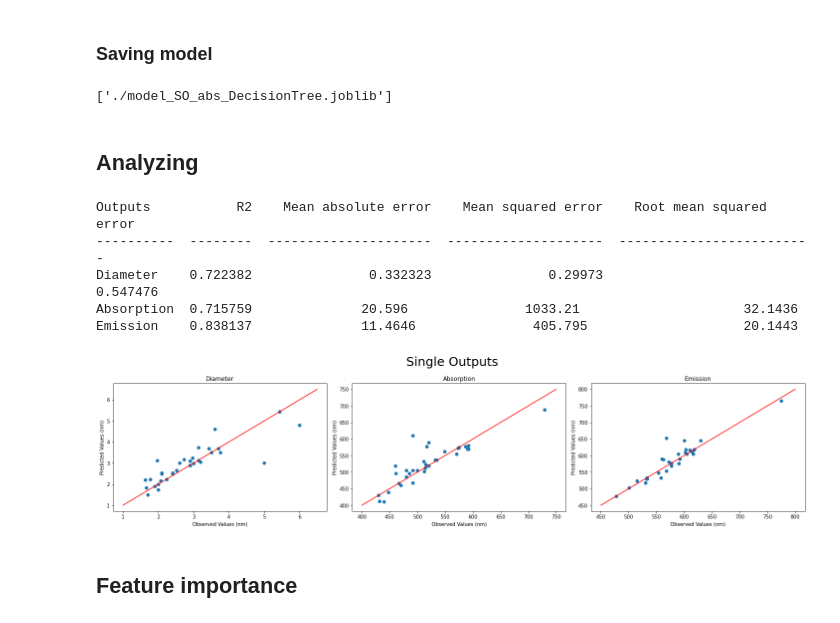
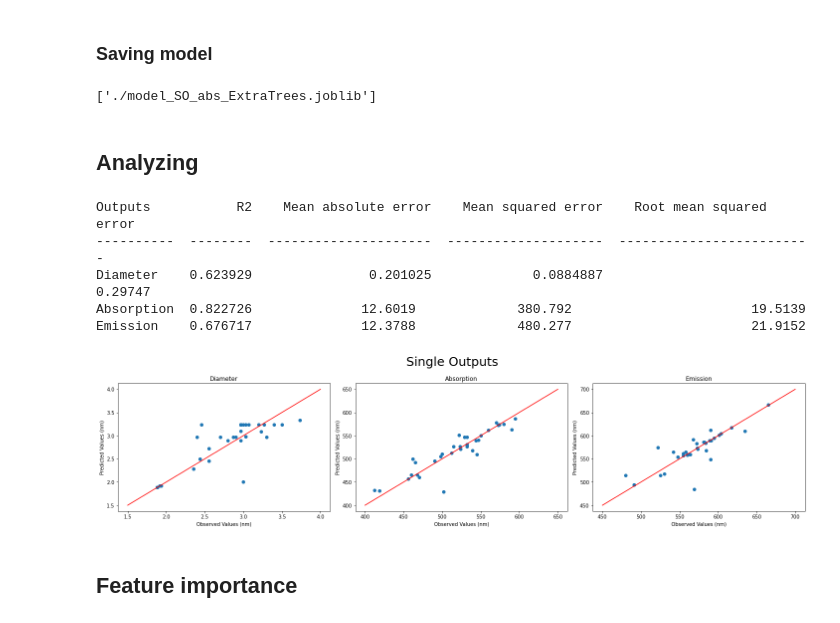
Before and after one commit to Health-Universe/Indium-Phosphide, a Jupyter notebook: notebook/flo/5. Single-output.ipynb, the cells around one changed output. Drawn from its saved outputs; the diff is of its cells as text; code cells hidden in the pictures.

Commit message:
finished predicting for flo

```diff
--- a/notebook/flo/5. Single-output.ipynb
+++ b/notebook/flo/5. Single-output.ipynb
@@ -37,7 +37,7 @@ from pandas import DataFrame
 # Show progress bar
 from tqdm import tqdm
 # %%
-df = pd.read_csv('dataset_augmented.csv')
+df = pd.read_csv('flo_dataset_augmented.csv')
 df
 # %% [output]
 |  | Unnamed: 0 | Unnamed: 0.1 | Unnamed: 0.1.1 | Unnamed: 0.1.1.1 | in_amount_mmol | p_amount_mmol | ... |
@@ -535,23 +488,24 @@ print(min_mae, min_i, min_j)
 # %% [markdown]
 ### Saving model
 # %%
-DT_regr_a = DecisionTreeRegressor(max_depth=20,
-                                max_features=20,
-                                random_state=12)
-DT_regr_a.fit(X_train_a, np.ravel(Y_train_a))
-DT_Y_pred_a = pd.DataFrame(DT_regr_a.predict(X_test_a))
+ET_regr_a = ExtraTreesRegressor(n_estimators=8,
+                                max_features=25,
+                                random_state=3)
 
-joblib.dump(DT_regr_a, "./model_SO_abs_DecisionTree.joblib")
+ET_regr_a.fit(X_train_a, np.ravel(Y_train_a))
+ET_Y_pred_a = pd.DataFrame(ET_regr_a.predict(X_test_a))
+
+joblib.dump(ET_regr_a, "./model_SO_abs_ExtraTrees.joblib")
 # %% [output]
-['./model_SO_abs_DecisionTree.joblib']
+['./model_SO_abs_ExtraTrees.joblib']
 # %% [markdown]
 ## Analyzing
 # %%
 ## Diameter
 
-DT_regr_d = DecisionTreeRegressor(max_depth=20,
-                                max_features=16,
-                                random_state=28)
+DT_regr_d = DecisionTreeRegressor(max_depth=12,
+                                max_features=29,
+                                random_state=56)
 DT_regr_d.fit(X_train_d, np.ravel(Y_train_d))
 DT_Y_pred_d = DT_regr_d.predict(X_test_d)
 
@@ -562,9 +516,10 @@ D_rmse = mean_squared_error(Y_test_d, DT_Y_pred_d, squared=False)
 
 ## Emission
 
-ET_regr_e = ExtraTreesRegressor(n_estimators=1,
-                            max_features=19,
-                            random_state=10).fit(X_train_e, np.ravel(Y_train_e))
+ET_regr_e = ExtraTreesRegressor(n_estimators=2,
+                            max_features=6,
+                            random_state=26).fit(X_train_e, np.ravel(Y_train_e))
+
 
 ET_Y_pred_e = ET_regr_e.predict(X_test_e)
 
@@ -576,15 +531,16 @@ E_rmse = mean_squared_error(Y_test_e, ET_Y_pred_e, squared=False)
 
 ### Absorption
 
-DT_regr_a = DecisionTreeRegressor(max_depth=20,
-                                max_features=20,
-                                random_state=12).fit(X_train_a, np.ravel(Y_train_a))
-DT_Y_pred_a = DT_regr_a.predict(X_test_a)
+ET_regr_a = ExtraTreesRegressor(n_estimators=8,
+                                max_features=25,
+                                random_state=3)
+ET_regr_a.fit(X_train_a, np.ravel(Y_train_a))
+ET_Y_pred_a = ET_regr_a.predict(X_test_a)
 
-A_mae = mean_absolute_error(Y_test_a, DT_Y_pred_a)
-A_r_2 = r2_score(Y_test_a, DT_Y_pred_a)
-A_mse = mean_squared_error(Y_test_a, DT_Y_pred_a)
-A_rmse = mean_squared_error(Y_test_a, DT_Y_pred_a, squared=False)
+A_mae = mean_absolute_error(Y_test_a, ET_Y_pred_a)
+A_r_2 = r2_score(Y_test_a, ET_Y_pred_a)
+A_mse = mean_squared_error(Y_test_a, ET_Y_pred_a)
+A_rmse = mean_squared_error(Y_test_a, ET_Y_pred_a, squared=False)
 
 
 from tabulate import tabulate
@@ -597,32 +553,32 @@ print(tabulate(d, headers=["Outputs", "R2", "Mean absolute error", "Mean squared
 # %% [output]
 Outputs           R2    Mean absolute error    Mean squared error    Root mean squared error
 ----------  --------  ---------------------  --------------------  -------------------------
-Diameter    0.722382               0.332323               0.29973                   0.547476
-Absorption  0.715759              20.596               1033.21                     32.1436
-Emission    0.838137              11.4646               405.795                    20.1443
+Diameter    0.623929               0.201025             0.0884887                    0.29747
+Absorption  0.822726              12.6019             380.792                       19.5139
+Emission    0.676717              12.3788             480.277                       21.9152
 # %%
 fig, (ax1, ax2, ax3) = plt.subplots(1, 3, figsize=(20,5))
 fig.suptitle('Single Outputs', fontsize=25)
 
 ax1.plot(Y_test_d, DT_Y_pred_d,'o')
-ax1.plot([1,6.5],[1,6.5], color = 'r')
+ax1.plot([1.5,4],[1.5,4], color = 'r')
 ax1.set_title('Diameter')
 ax1.set(xlabel='Observed Values (nm)', ylabel='Predicted Values (nm)')
 
-ax2.plot(Y_test_a, DT_Y_pred_a,'o')
-ax2.plot([400,750],[400,750], color = 'r')
+ax2.plot(Y_test_a, ET_Y_pred_a,'o')
+ax2.plot([400,650],[400,650], color = 'r')
 ax2.set_title('Absorption')
 ax2.set(xlabel='Observed Values (nm)', ylabel='Predicted Values (nm)')
 
 ax3.plot(Y_test_e, ET_Y_pred_e,'o')
-ax3.plot([450,800],[450,800], color = 'r')
+ax3.plot([450,700],[450,700], color = 'r')
 ax3.set_title('Emission')
 ax3.set(xlabel='Observed Values (nm)', ylabel='Predicted Values (nm)')
 
 
 fig.tight_layout()
 # %% [output]
-[figure, old version]
+[figure, new version]
 # %% [markdown]
 ## Feature importance
 # %% [markdown]
```
Also changed, not shown: parts of 25 cells of this notebook, 20 other files.
